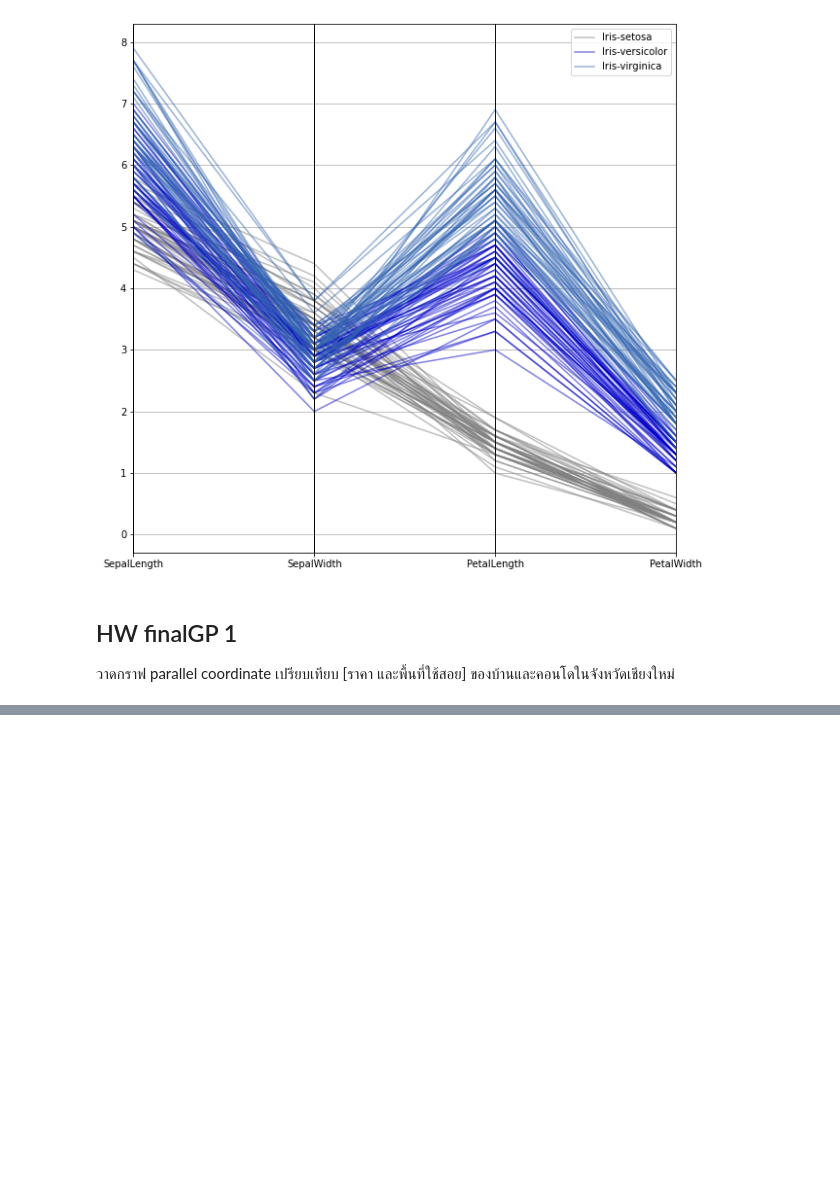
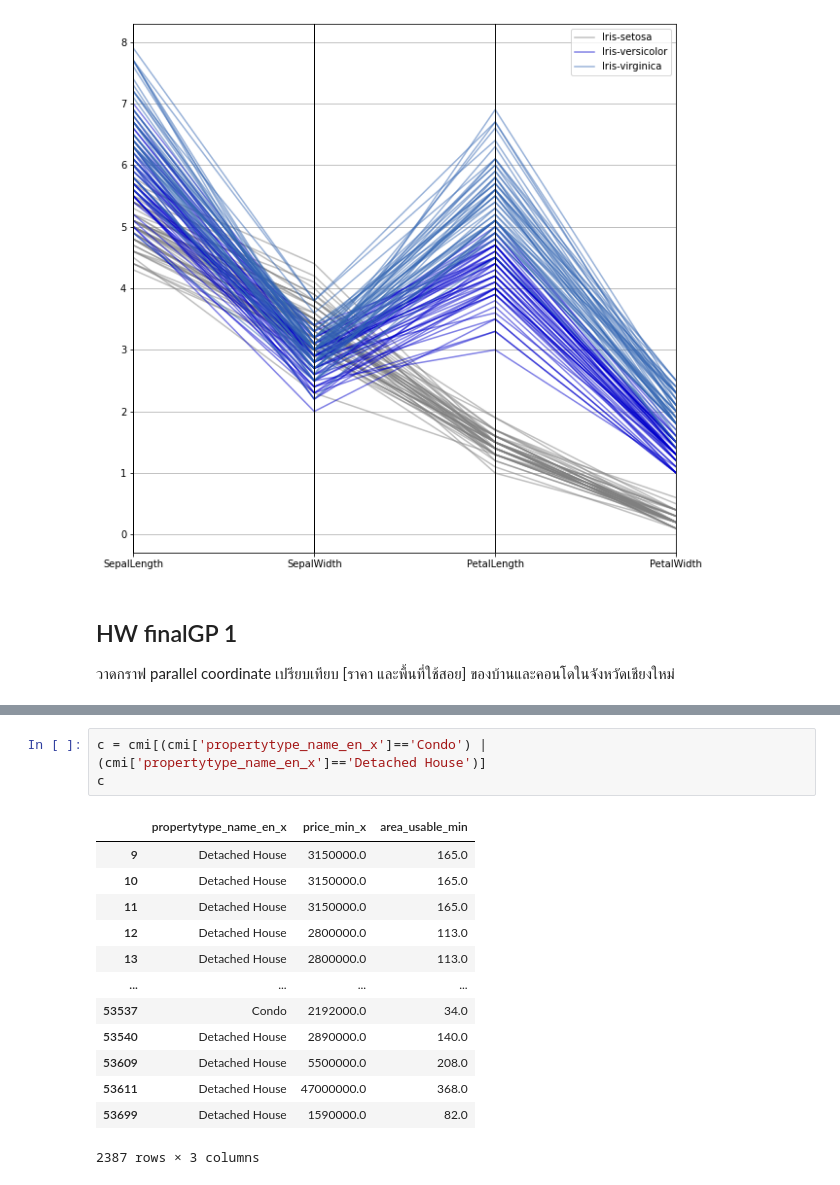
Before and after one commit to Ingapis/BasicProg_DataViz65, a Jupyter notebook: DataViz01_Table_Data.ipynb, the cells around one changed output, grey strips where cells are left out. Saved outputs shown, nothing was run; the diff lists cells and outputs as text; blank space fills up the shorter version.

```diff
--- a/DataViz01_Table_Data.ipynb
+++ b/DataViz01_Table_Data.ipynb
@@ -149,0 +178,17 @@ pd.plotting.parallel_coordinates(df, 'Name', color=[[0.5,0.5,0.5,0.5],[0,0,0.8,0
+# %%
+c = cmi[(cmi['propertytype_name_en_x']=='Condo') | (cmi['propertytype_name_en_x']=='Detached House')]
+c
+# %% [output]
+|  | propertytype_name_en_x | price_min_x | area_usable_min |
+| 9 | Detached House | 3150000.0 | 165.0 |
+| 10 | Detached House | 3150000.0 | 165.0 |
+| 11 | Detached House | 3150000.0 | 165.0 |
+| 12 | Detached House | 2800000.0 | 113.0 |
+| 13 | Detached House | 2800000.0 | 113.0 |
+| ... | ... | ... | ... |
+| 53537 | Condo | 2192000.0 | 34.0 |
+| 53540 | Detached House | 2890000.0 | 140.0 |
+| 53609 | Detached House | 5500000.0 | 208.0 |
+| 53611 | Detached House | 47000000.0 | 368.0 |
+| 53699 | Detached House | 1590000.0 | 82.0 |
+2387 rows × 3 columns
```
Also changed, not shown: parts of 7 cells of this notebook.
